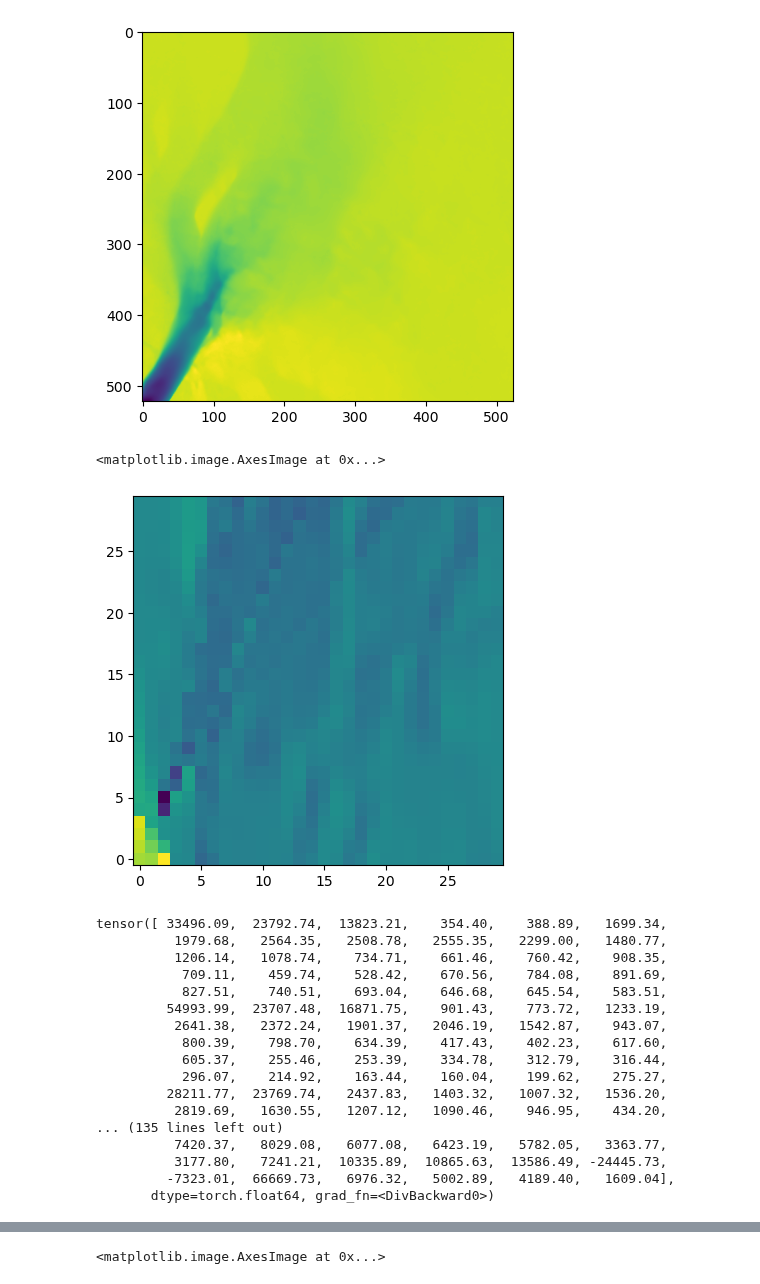
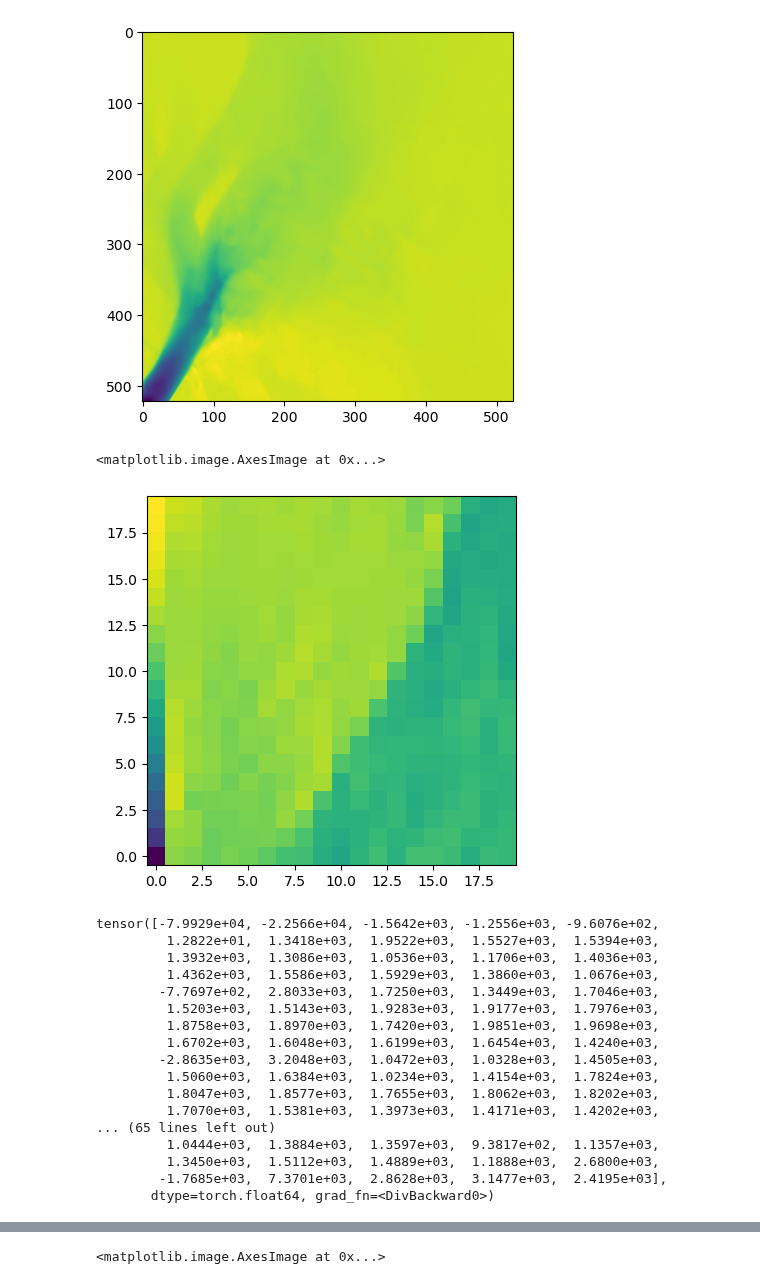
Before and after one commit to kimbente/ice_thickness, a Jupyter notebook: visualise_real_inferred_ice_thickness.ipynb, the cells around one changed output, grey strips where cells are left out. Saved outputs shown, nothing was run; the diff lists cells and outputs as text; code cells hidden in the pictures.

Commit message:
Final visualisation

```diff
--- a/visualise_real_inferred_ice_thickness.ipynb
+++ b/visualise_real_inferred_ice_thickness.ipynb
@@ -30,6 +30,8 @@ for region in ["region_lower_byrd", "region_mid_byrd", "region_upper_byrd"]:
     mean = torch.load(mean_file_path, weights_only = False)
     covar = torch.load(covar_file_path, weights_only = False)
     # latent_covar = torch.load(latent_covar_file_path, weights_only = False)
+
+    N_SIDE_INFERENCE = int(np.sqrt(mean.shape[0]))
 
     # STEP 2: Put back into MultitaskMultivariateNormal format
     posterior = gpytorch.distributions.MultitaskMultivariateNormal(mean, covar)
@@ -144,29 +146,29 @@ plt.imshow(velocity_grid.VY.values)
 [figure]
 # %%
 # sample_scaled[:, 0].reshape(30, 30)
-plt.imshow(sample_scaled[:, 1].reshape(30, 30).detach().cpu(), origin = 'lower')
+plt.imshow(sample_scaled[:, 1].reshape(N_SIDE_INFERENCE, N_SIDE_INFERENCE).detach().cpu(), origin = 'lower')
 # %% [output]
 <matplotlib.image.AxesImage at 0x...>
-[figure, old version]
+[figure, new version]
 # %%
 sample_scaled[:, 0].cpu() / torch.tensor(VX_diag)
 # %% [output]
-tensor([ 33496.09,  23792.74,  13823.21,    354.40,    388.89,   1699.34,
-          1979.68,   2564.35,   2508.78,   2555.35,   2299.00,   1480.77,
-          1206.14,   1078.74,    734.71,    661.46,    760.42,    908.35,
-           709.11,    459.74,    528.42,    670.56,    784.08,    891.69,
-           827.51,    740.51,    693.04,    646.68,    645.54,    583.51,
-         54993.99,  23707.48,  16871.75,    901.43,    773.72,   1233.19,
-          2641.38,   2372.24,   1901.37,   2046.19,   1542.87,    943.07,
-           800.39,    798.70,    634.39,    417.43,    402.23,    617.60,
-           605.37,    255.46,    253.39,    334.78,    312.79,    316.44,
-           296.07,    214.92,    163.44,    160.04,    199.62,    275.27,
-         28211.77,  23769.74,   2437.83,   1403.32,   1007.32,   1536.20,
-          2819.69,   1630.55,   1207.12,   1090.46,    946.95,    434.20,
-... (135 lines left out)
-          7420.37,   8029.08,   6077.08,   6423.19,   5782.05,   3363.77,
-          3177.80,   7241.21,  10335.89,  10865.63,  13586.49, -24445.73,
-         -7323.01,  66669.73,   6976.32,   5002.89,   4189.40,   1609.04],
+tensor([-7.9929e+04, -2.2566e+04, -1.5642e+03, -1.2556e+03, -9.6076e+02,
+         1.2822e+01,  1.3418e+03,  1.9522e+03,  1.5527e+03,  1.5394e+03,
+         1.3932e+03,  1.3086e+03,  1.0536e+03,  1.1706e+03,  1.4036e+03,
+         1.4362e+03,  1.5586e+03,  1.5929e+03,  1.3860e+03,  1.0676e+03,
+        -7.7697e+02,  2.8033e+03,  1.7250e+03,  1.3449e+03,  1.7046e+03,
+         1.5203e+03,  1.5143e+03,  1.9283e+03,  1.9177e+03,  1.7976e+03,
+         1.8758e+03,  1.8970e+03,  1.7420e+03,  1.9851e+03,  1.9698e+03,
+         1.6702e+03,  1.6048e+03,  1.6199e+03,  1.6454e+03,  1.4240e+03,
+        -2.8635e+03,  3.2048e+03,  1.0472e+03,  1.0328e+03,  1.4505e+03,
+         1.5060e+03,  1.6384e+03,  1.0234e+03,  1.4154e+03,  1.7824e+03,
+         1.8047e+03,  1.8577e+03,  1.7655e+03,  1.8062e+03,  1.8202e+03,
+         1.7070e+03,  1.5381e+03,  1.3973e+03,  1.4171e+03,  1.4202e+03,
+... (65 lines left out)
+         1.0444e+03,  1.3884e+03,  1.3597e+03,  9.3817e+02,  1.1357e+03,
+         1.3450e+03,  1.5112e+03,  1.4889e+03,  1.1888e+03,  2.6800e+03,
+        -1.7685e+03,  7.3701e+03,  2.8628e+03,  3.1477e+03,  2.4195e+03],
        dtype=torch.float64, grad_fn=<DivBackward0>)
 # %%
 np.set_printoptions(precision=4, suppress=True)
```
Also changed, not shown: parts of 2 cells of this notebook, 17 other files.
